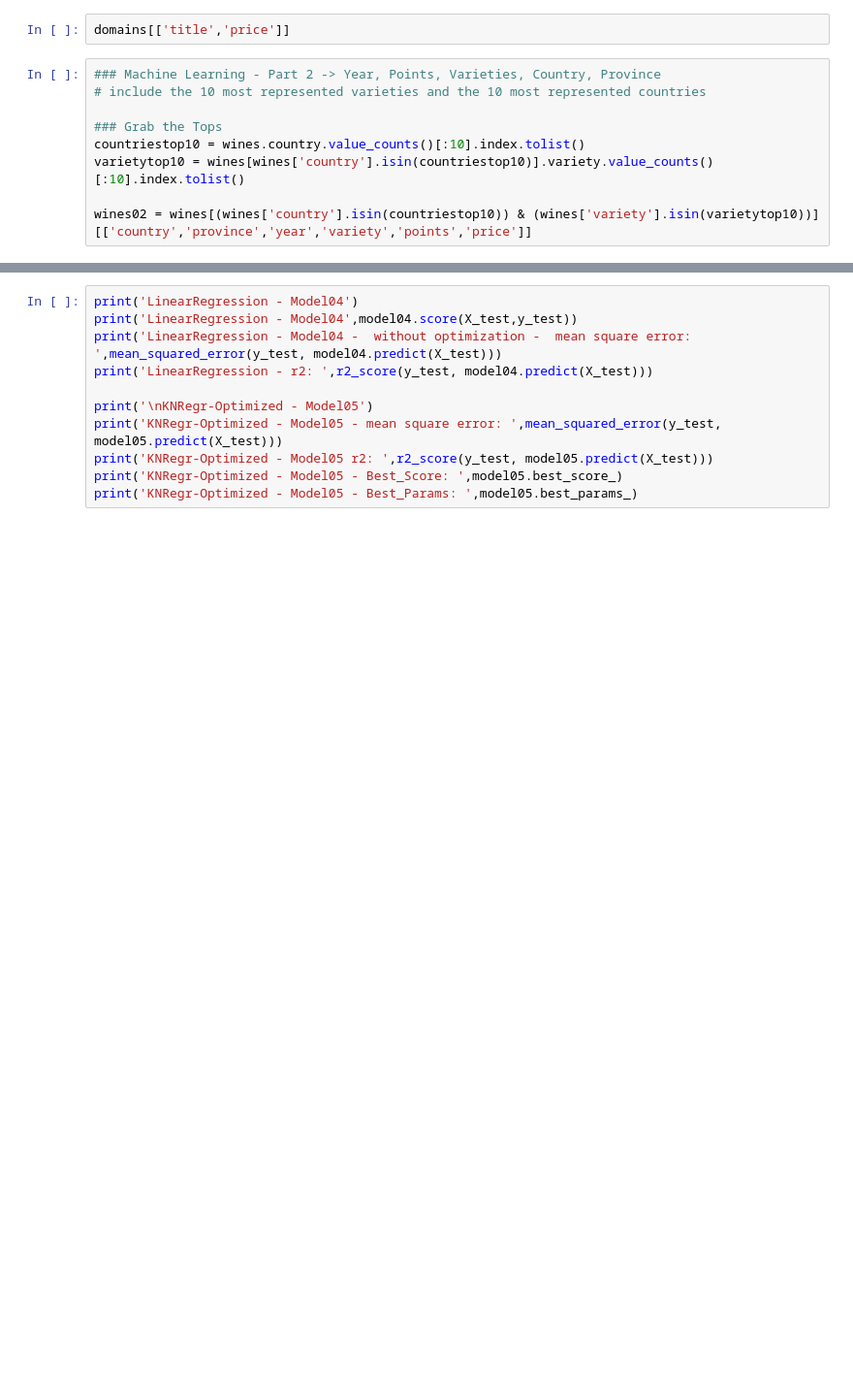
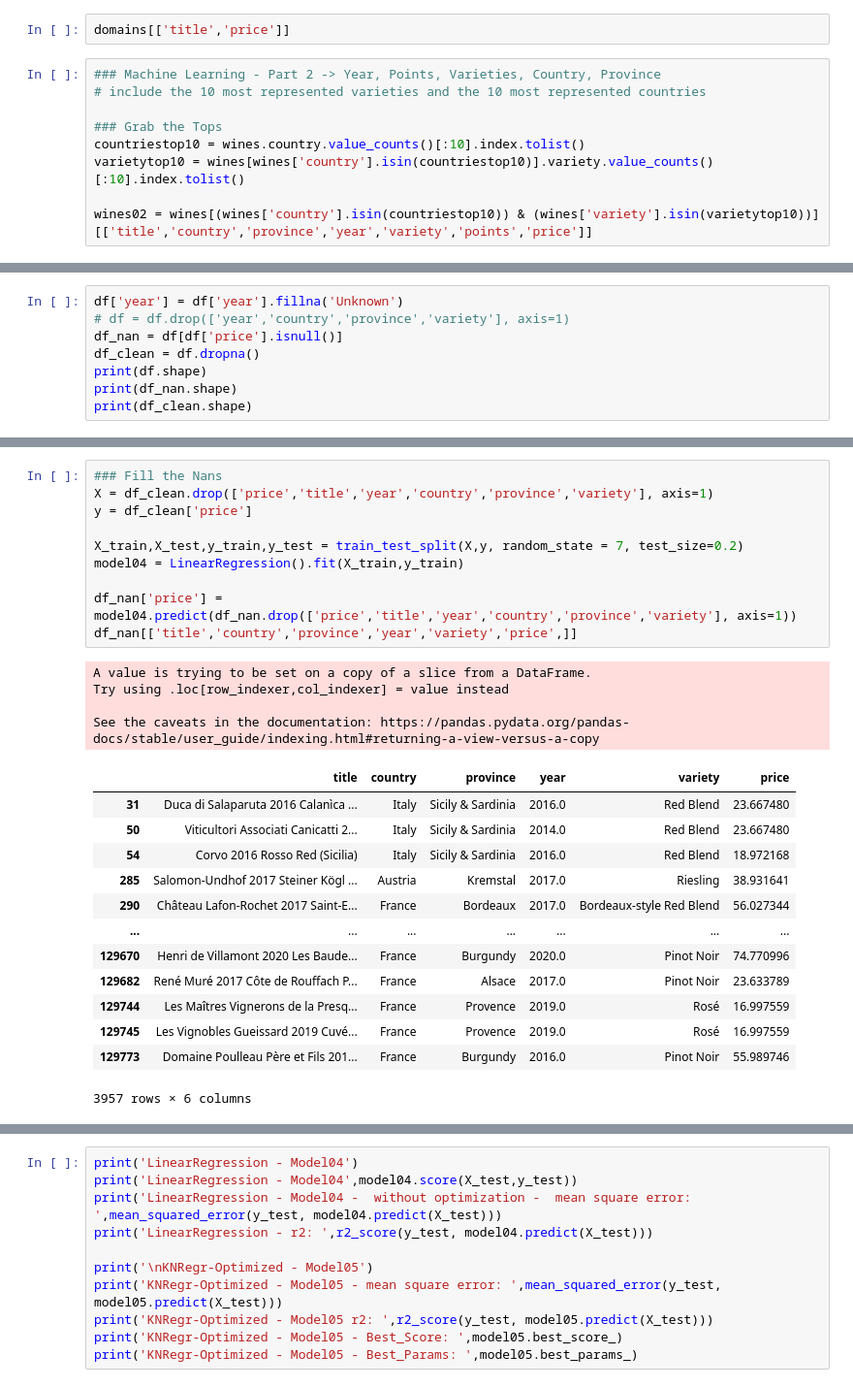
Before and after one commit to Frans-Grau/Checkpoint-January, a Jupyter notebook: EDA/FGG_Checkpoint4.ipynb, the cells around one changed output, grey strips where cells are left out. Shown at 97% size. Drawn from its saved outputs; the diff is of its cells as text; blank space fills up the shorter version.

```diff
--- a/EDA/FGG_Checkpoint4.ipynb
+++ b/EDA/FGG_Checkpoint4.ipynb
@@ -294,7 +294,7 @@ domains[['title','price']]
 countriestop10 = wines.country.value_counts()[:10].index.tolist()
 varietytop10 = wines[wines['country'].isin(countriestop10)].variety.value_counts()[:10].index.tolist()
 
-wines02 = wines[(wines['country'].isin(countriestop10)) & (wines['variety'].isin(varietytop10))][['country','province','year','variety','points','price']]
+wines02 = wines[(wines['country'].isin(countriestop10)) & (wines['variety'].isin(varietytop10))][['title','country','province','year','variety','points','price']]
 # %%
 ### Prepare the new dataset
 #Factorize all non numerical values
@@ -317,0 +307,8 @@ wines_final.head(4)
+# %%
+df['year'] = df['year'].fillna('Unknown')
+# df = df.drop(['year','country','province','variety'], axis=1)
+df_nan = df[df['price'].isnull()]
+df_clean = df.dropna()
+print(df.shape)
+print(df_nan.shape)
+print(df_clean.shape)
@@ -333,3 +334,31 @@ LinearRegression - r2:  -1943159097697274.0
+# %%
+### Fill the Nans
+X = df_clean.drop(['price','title','year','country','province','variety'], axis=1)
+y = df_clean['price']
+
+X_train,X_test,y_train,y_test = train_test_split(X,y, random_state = 7, test_size=0.2)
+model04 = LinearRegression().fit(X_train,y_train)
+
+df_nan['price'] = model04.predict(df_nan.drop(['price','title','year','country','province','variety'], axis=1))
+df_nan[['title','country','province','year','variety','price',]]
+# %% [output]
+A value is trying to be set on a copy of a slice from a DataFrame.
+Try using .loc[row_indexer,col_indexer] = value instead
+
+See the caveats in the documentation: https://pandas.pydata.org/pandas-docs/stable/user_guide/indexing.html#returning-a-view-versus-a-copy
+|  | title | country | province | year | variety | price |
+| 31 | Duca di Salaparuta 2016 Calanìca ... | Italy | Sicily & Sardinia | 2016.0 | Red Blend | 23.667480 |
+| 50 | Viticultori Associati Canicatti 2... | Italy | Sicily & Sardinia | 2014.0 | Red Blend | 23.667480 |
+| 54 | Corvo 2016 Rosso Red (Sicilia) | Italy | Sicily & Sardinia | 2016.0 | Red Blend | 18.972168 |
+| 285 | Salomon-Undhof 2017 Steiner Kögl ... | Austria | Kremstal | 2017.0 | Riesling | 38.931641 |
+| 290 | Château Lafon-Rochet 2017 Saint-E... | France | Bordeaux | 2017.0 | Bordeaux-style Red Blend | 56.027344 |
+| ... | ... | ... | ... | ... | ... | ... |
+| 129670 | Henri de Villamont 2020 Les Baude... | France | Burgundy | 2020.0 | Pinot Noir | 74.770996 |
+| 129682 | René Muré 2017 Côte de Rouffach P... | France | Alsace | 2017.0 | Pinot Noir | 23.633789 |
+| 129744 | Les Maîtres Vignerons de la Presq... | France | Provence | 2019.0 | Rosé | 16.997559 |
+| 129745 | Les Vignobles Gueissard 2019 Cuvé... | France | Provence | 2019.0 | Rosé | 16.997559 |
+| 129773 | Domaine Poulleau Père et Fils 201... | France | Burgundy | 2016.0 | Pinot Noir | 55.989746 |
+3957 rows × 6 columns
 # %%
 ### Optimization -- KNRegr
 # we will pass the standardization and then grid search, we will use the pipeline approach to execute everything at once
```
Also changed, not shown: parts of 5 cells of this notebook.
